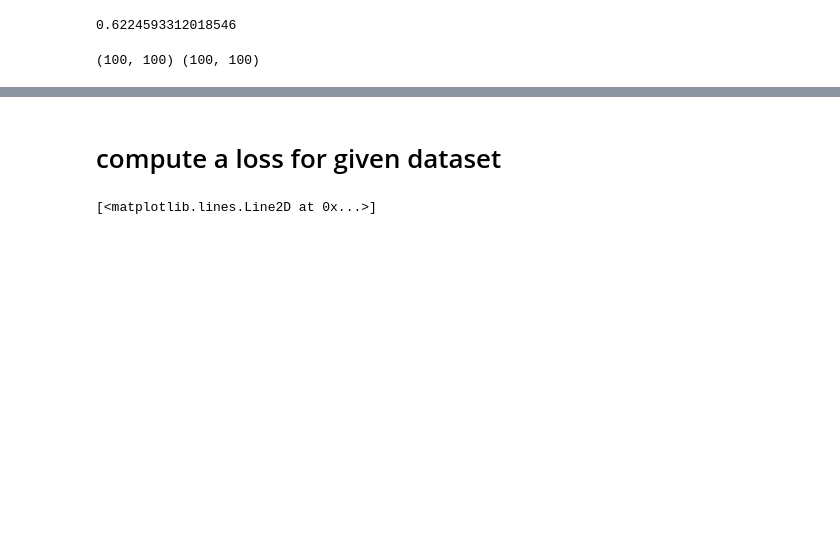
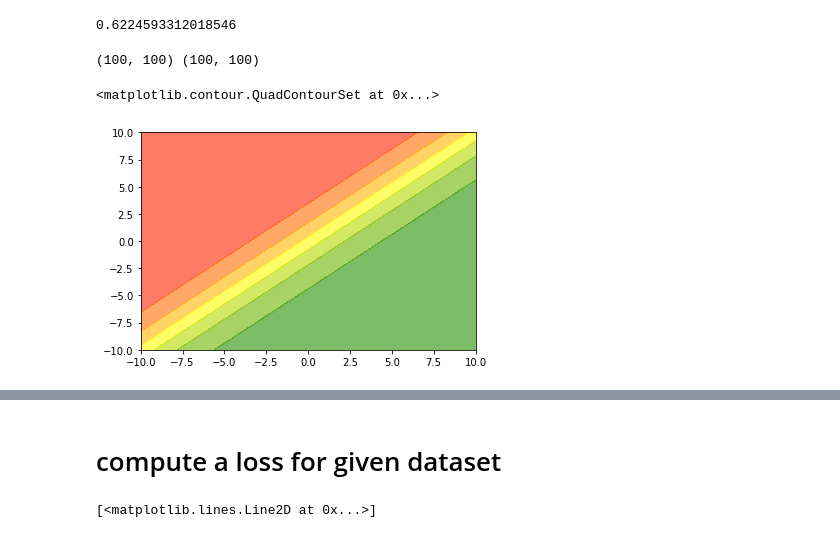
Before and after one commit to reversosticker/Machine-Learning, a Jupyter notebook: sigmoid_neurons.ipynb, the cells around one changed output, grey strips where cells are left out. Drawn from its saved outputs; the diff is of its cells as text; code cells hidden in the pictures; blank space fills up the shorter version.

Commit message:
Neural Net and sigmoid addition

```diff
--- a/sigmoid_neurons.ipynb
+++ b/sigmoid_neurons.ipynb
@@ -87,3 +83,13 @@ Y =  sigmoid_2d(XX1,XX2,w1,w2,b)
+# %%
+Y =  sigmoid_2d(XX1,XX2,w1,w2,b)
+#computer contour plot here
+
+#defineing my  cmap
+my_cmap = col.LinearSegmentedColormap.from_list("  ",["red","yellow","green"])
+plt.contourf(XX1,XX2,Y,cmap=my_cmap,alpha=0.6)
+# %% [output]
+<matplotlib.contour.QuadContourSet at 0x...>
+[figure, added]
 # %%
 fig =  plt.figure()
 ax  = plt.axes(projection='3d')
```
Also changed, not shown: parts of 20 cells of this notebook, 1 other file.
